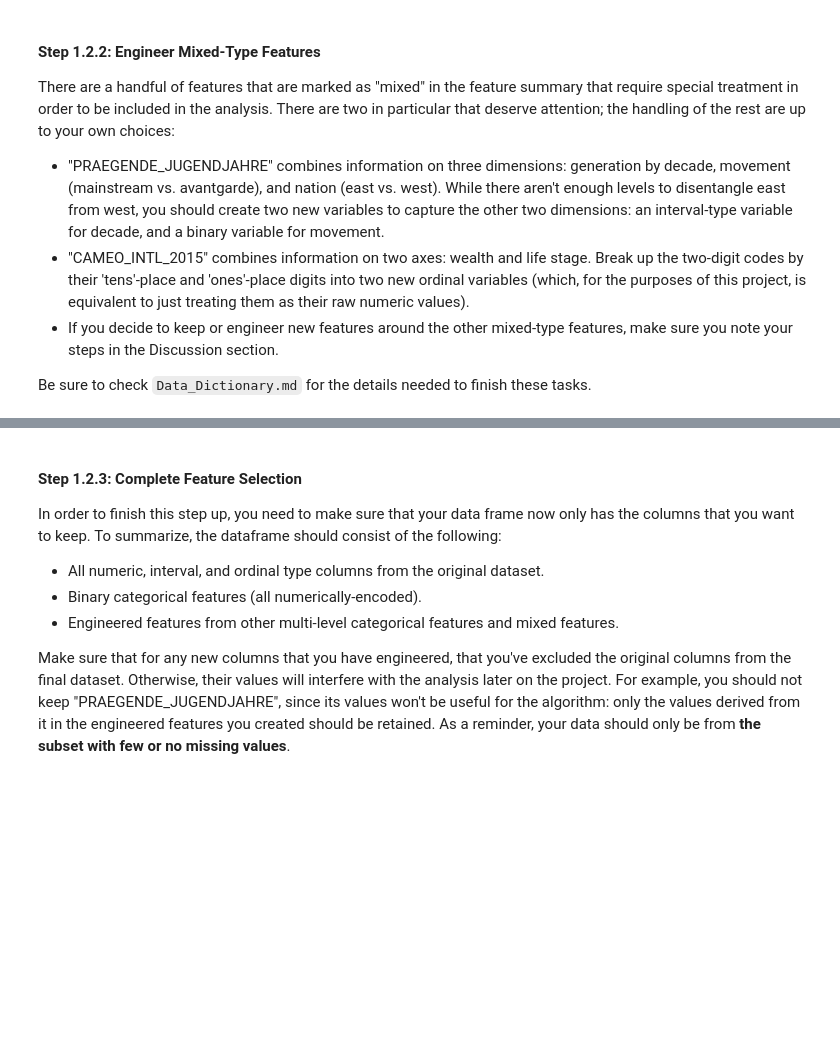
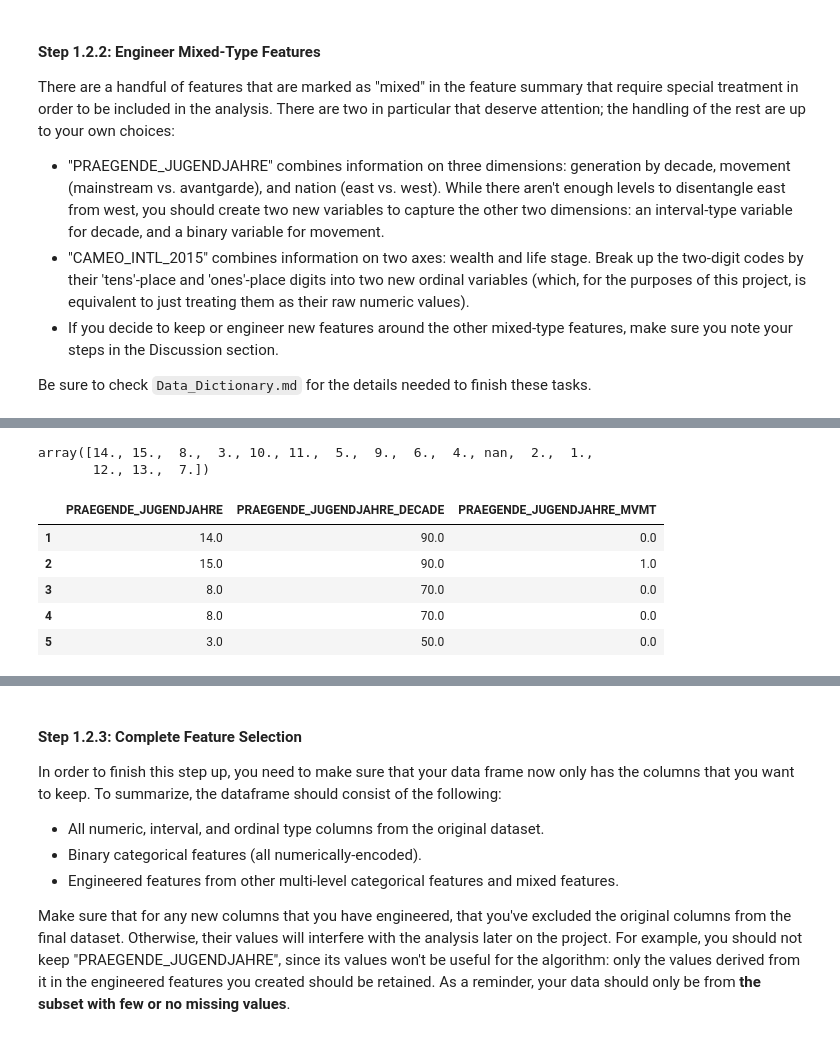
Before and after one commit to dorottyawinter/identify_customer_segments, a Jupyter notebook: Identify_Customer_Segments.ipynb, the cells around one changed output, grey strips where cells are left out. Saved outputs shown, nothing was run; the diff lists cells and outputs as text; code cells hidden in the pictures; blank space fills up the shorter version.

```diff
--- a/Identify_Customer_Segments.ipynb
+++ b/Identify_Customer_Segments.ipynb
@@ -565,0 +586,5 @@ azdias['PRAEGENDE_JUGENDJAHRE'].unique()
+# %%
+azdias['PRAEGENDE_JUGENDJAHRE'].unique()
+# %% [output]
+array([14., 15.,  8.,  3., 10., 11.,  5.,  9.,  6.,  4., nan,  2.,  1.,
+       12., 13.,  7.])
@@ -565,0 +599,9 @@ azdias['PRAEGENDE_JUGENDJAHRE'].unique()
+# %%
+pd.concat([azdias['PRAEGENDE_JUGENDJAHRE'], azdias['PRAEGENDE_JUGENDJAHRE_DECADE'], azdias['PRAEGENDE_JUGENDJAHRE_MVMT']], axis=1).head(5)
+# %% [output]
+|  | PRAEGENDE_JUGENDJAHRE | PRAEGENDE_JUGENDJAHRE_DECADE | PRAEGENDE_JUGENDJAHRE_MVMT |
+| 1 | 14.0 | 90.0 | 0.0 |
+| 2 | 15.0 | 90.0 | 1.0 |
+| 3 | 8.0 | 70.0 | 0.0 |
+| 4 | 8.0 | 70.0 | 0.0 |
+| 5 | 3.0 | 50.0 | 0.0 |
```
Also changed, not shown: parts of 13 cells of this notebook.
